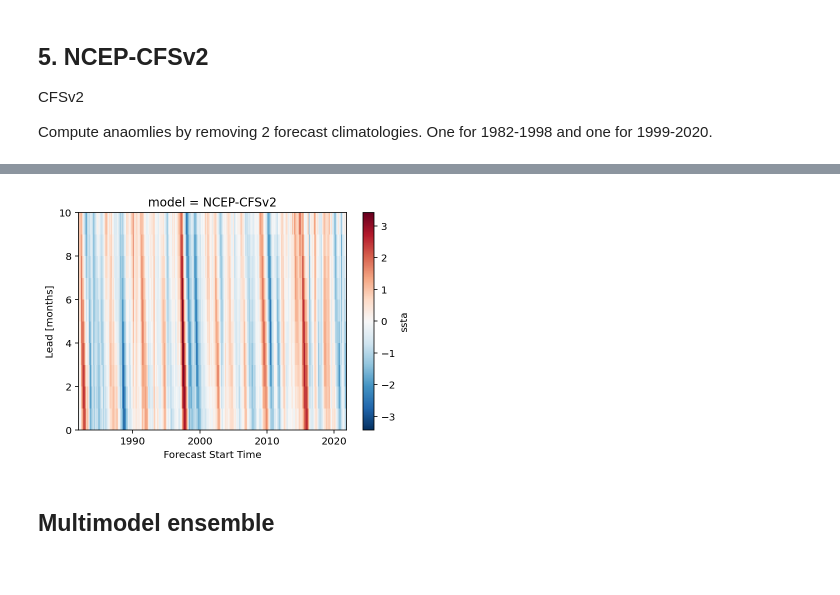
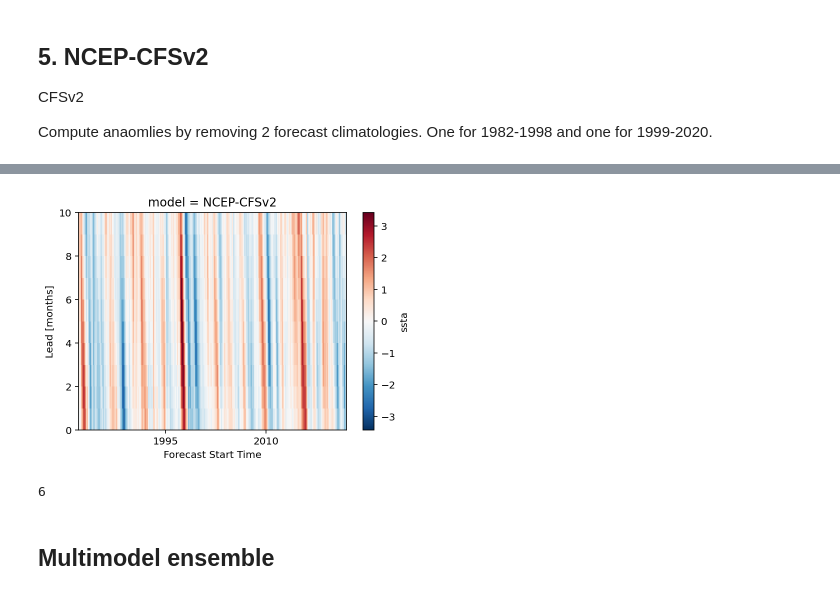
Before and after one commit to mktippett/NMME, a Jupyter notebook: n34.ipynb, the cells around one changed output, grey strips where cells are left out. Saved outputs shown, nothing was run; the diff lists cells and outputs as text; code cells hidden in the pictures.

```diff
--- a/n34.ipynb
+++ b/n34.ipynb
@@ -357,11 +490,12 @@ ds = decode_cf(ds, 'S')
 
 f1 = ds.sst.sel(S=slice('1982-01-01', '1998-12-01'))
 ssta1 = f1.groupby('S.month') - f1.groupby('S.month').mean(('S', 'M'))
-f2 = ds.sst.sel(S=slice('1999-01-01', '2021-12-01'))
+f2 = ds.sst.sel(S=slice('1999-01-01', None))
 ssta2 = f2.groupby('S.month') - f2.sel(S=slice('1999-01-01', '2020-12-01')).groupby('S.month').mean(('S', 'M'))
 ssta = xr.concat([ssta1, ssta2], dim='S')
 
 ssta.attrs['long_name'] = 'ssta'
 ds['ssta'] = ssta
 ds.ssta.mean('M').plot(x='S');
+print(ds.S[-1].values)
 # %% [output]
@@ -368,6 +503,10 @@ ds.ssta.mean('M').plot(x='S');
-[figure, old version]
+[figure, new version]
 # %%
 ds_list.append(ds)
+# %%
+len(ds_list)
+# %% [output]
+6
 # %% [markdown]
 ## Multimodel ensemble
 # %%
```
Also changed, not shown: parts of 44 cells of this notebook.
